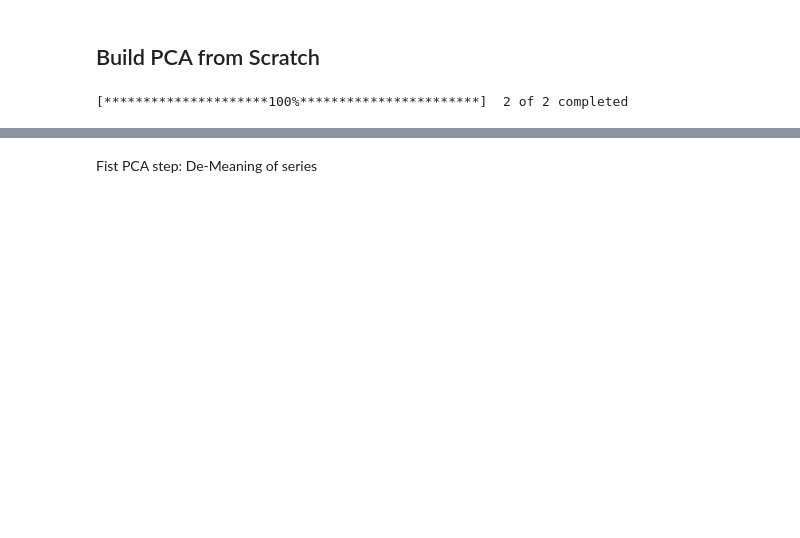
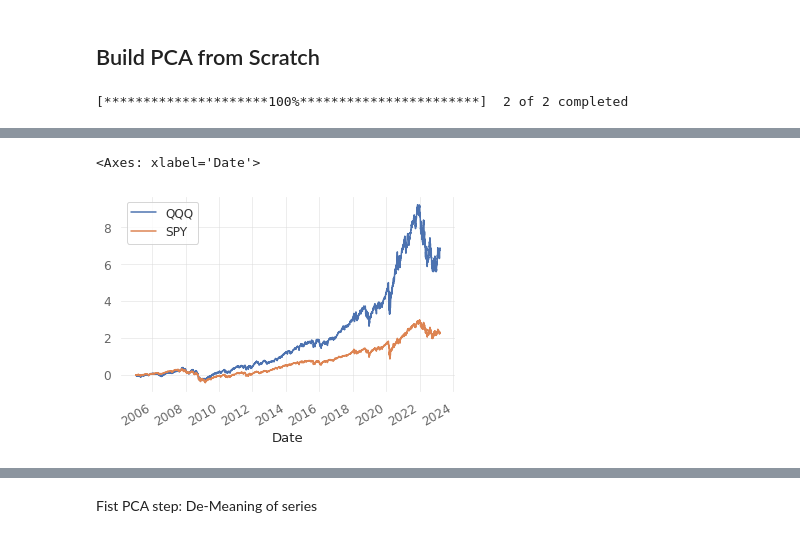
Before and after one commit to rodler/quantinsti_statarb, a Jupyter notebook: PCA_3.ipynb, the cells around one changed output, grey strips where cells are left out. Drawn from its saved outputs; the diff is of its cells as text; code cells hidden in the pictures; blank space fills up the shorter version.

```diff
--- a/PCA_3.ipynb
+++ b/PCA_3.ipynb
@@ -82,3 +104,8 @@ stocks = yf.download('SPY,QQQ',start='2005-1-1').Close
+# %%
+stocks.pct_change().add(1).cumprod().add(-1).plot()
+# %% [output]
+<Axes: xlabel='Date'>
+[figure, added]
 # %%
 stocks.pct_change().add(1).cumprod().add(-1).plot()
 # %% [output]
```
Also changed, not shown: parts of 23 cells of this notebook.
